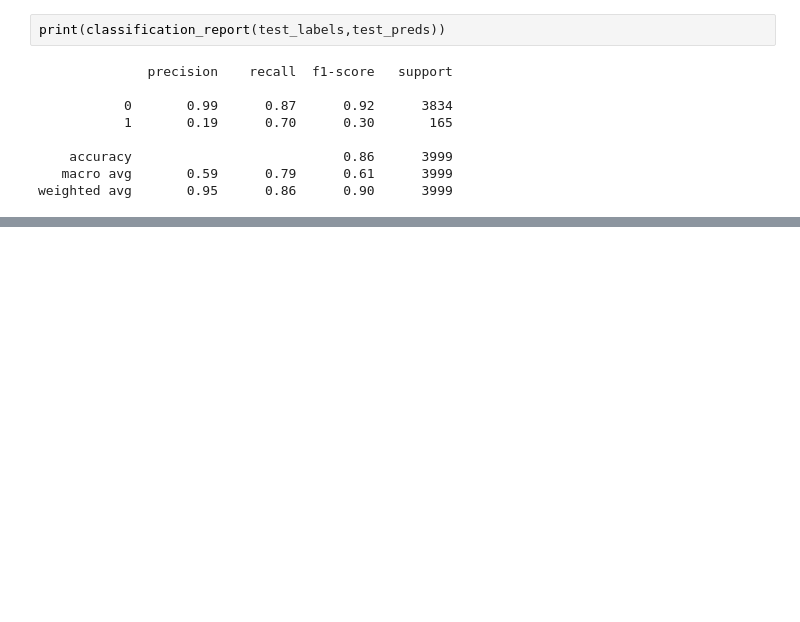
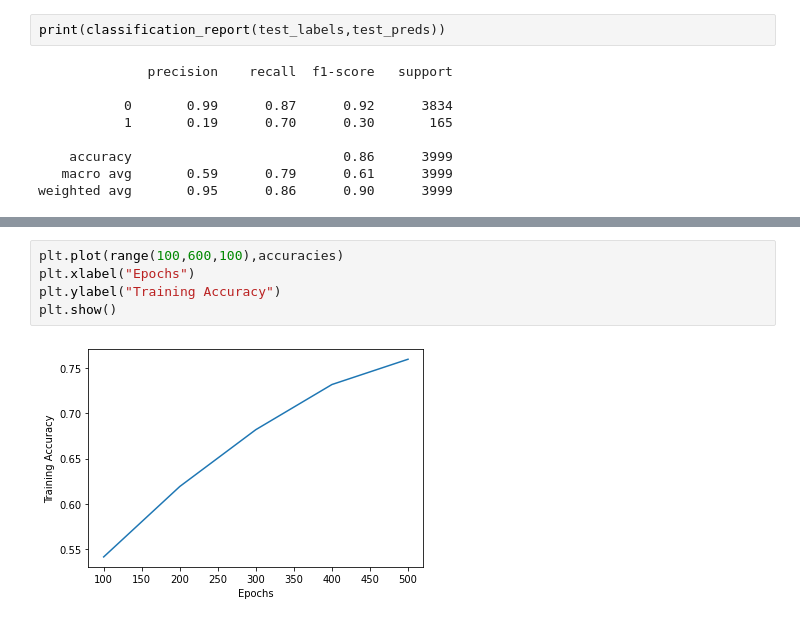
Before and after one commit to tejaspradhan/Graph-Neural-Networks, a Jupyter notebook: hiv-project/ensemble_gnn.ipynb, the cells around one changed output, grey strips where cells are left out. Drawn from its saved outputs; the diff is of its cells as text; blank space fills up the shorter version.

```diff
--- a/hiv-project/ensemble_gnn.ipynb
+++ b/hiv-project/ensemble_gnn.ipynb
@@ -531,0 +545,7 @@ weighted avg       0.95      0.86      0.90      3999
+# %%
+plt.plot(range(100,600,100),accuracies)
+plt.xlabel("Epochs")
+plt.ylabel("Training Accuracy")
+plt.show()
+# %% [output]
+[figure, added]
```
Also changed, not shown: parts of 3 cells of this notebook.
